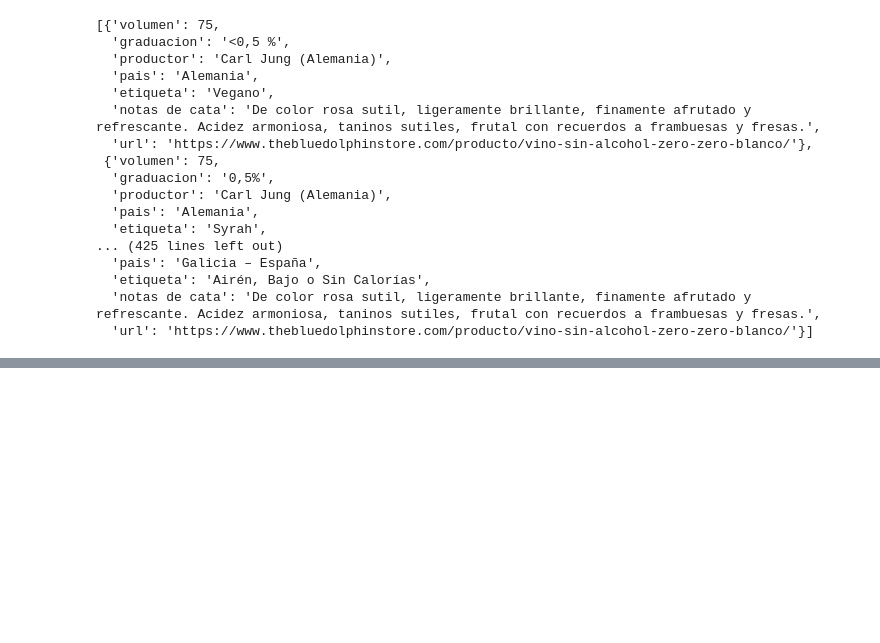
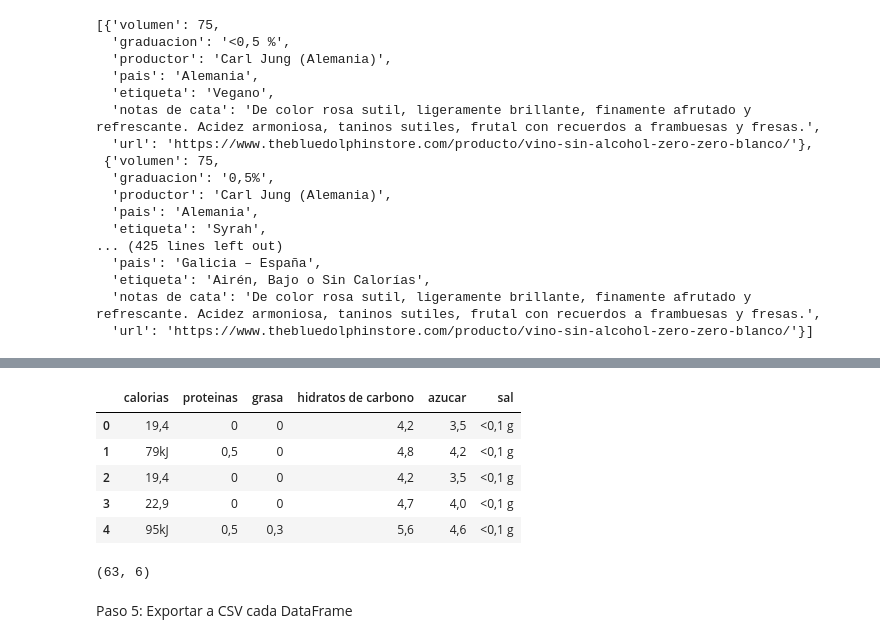
Before and after one commit to GenesisMartins/PROYECTO-1-Vinos-Ecologicos-y-Sin-Alcohol, a Jupyter notebook: 2. Cuadernos/1.1. Escrapeo de datos..ipynb, the cells around one changed output, grey strips where cells are left out. Cells and saved outputs as stored; diff of their text form; code cells hidden in the pictures; blank space fills up the shorter version.

Commit message:
Version modificada de escrapeo incluyendo la tercera tabla de informacion nutricional
Actualizo el archivo incluyendo información nutricional

```diff
--- a/2. Cuadernos/1.1. Escrapeo de datos..ipynb
+++ b/2. Cuadernos/1.1. Escrapeo de datos..ipynb
@@ -349,0 +370,3 @@ lista_vinos.to_csv('lista_vinos', index=False)
+# %%
+calorias = descripcion_nutricional[23]
+calorias
@@ -349,0 +419,35 @@ lista_vinos.to_csv('lista_vinos', index=False)
+# %%
+data3 = []
+
+for u in lista_urls:
+    driver = webdriver.Chrome()
+    driver.get(u)
+
+    descripcion_nutricional = driver.find_element(By.CLASS_NAME, "nectar-prod-wrap").text.split('\n')
+
+    for element in descripcion_nutricional:
+        if element.startswith('Calorías'):
+            calorias = element.replace('Calorías: ', '').replace('Calorias:','').replace('Kcal.','').replace('Kcal','').replace(' ','')
+            calorias = calorias[0:4]
+        if element.startswith('Proteínas'):
+            proteinas = element.replace('Proteínas: ', '').replace('Proteinas: ', '').replace('g. ', '').replace('g ', '').replace('.', '')
+            proteinas = proteinas[:-1].strip()
+        if element.startswith('Grasa'):
+            grasa = element.replace('Grasa: ', '').replace('g.: ', '').replace('g ', '').replace('.','').replace('Grasa: ', '').replace(' ','')
+            grasa = grasa[:-1].strip()
+        if element.startswith('Hidratos de Carbono'):
+            hidratos_carbono = element.replace('Hidratos de Carbono: ', '').replace('g. ', '').replace('g ', '').replace('.','')
+            hidratos_carbono = hidratos_carbono[:-1].strip()
+        if element.startswith('Azúcares totales'):
+            azucar = element.replace('Azúcares totales: ', '').replace('Azucares totales: ', '').replace('g. ', '').replace('g: ', '').replace('.','')
+            azucar = azucar[:-1].strip()
+        if element.startswith('Sal'):
+            sal = element.replace('Sal: ', '').replace("']", '').replace('.','').replace('g ', '')
+            sal[:-1].strip()
+
+
+    dictio3 = {'calorias' : calorias, 'proteinas': proteinas, 'grasa': grasa, 'hidratos de carbono': hidratos_carbono, 'azucar': azucar, 'sal': sal}
+
+    data3.append(dictio3)
+
+    driver.close()
@@ -349,0 +474,17 @@ lista_vinos.to_csv('lista_vinos', index=False)
+# %%
+listado_3 = pd.DataFrame(data3)
+
+listado_3.head()
+# %% [output]
+|  | calorias | proteinas | grasa | hidratos de carbono | azucar | sal |
+| 0 | 19,4 | 0 | 0 | 4,2 | 3,5 | <0,1 g |
+| 1 | 79kJ | 0,5 | 0 | 4,8 | 4,2 | <0,1 g |
+| 2 | 19,4 | 0 | 0 | 4,2 | 3,5 | <0,1 g |
+| 3 | 22,9 | 0 | 0 | 4,7 | 4,0 | <0,1 g |
+| 4 | 95kJ | 0,5 | 0,3 | 5,6 | 4,6 | <0,1 g |
+# %%
+listado_3.shape
+# %% [output]
+(63, 6)
+# %% [markdown]
+Paso 5: Exportar a CSV cada DataFrame
```
Also changed, not shown: parts of 17 cells of this notebook.
